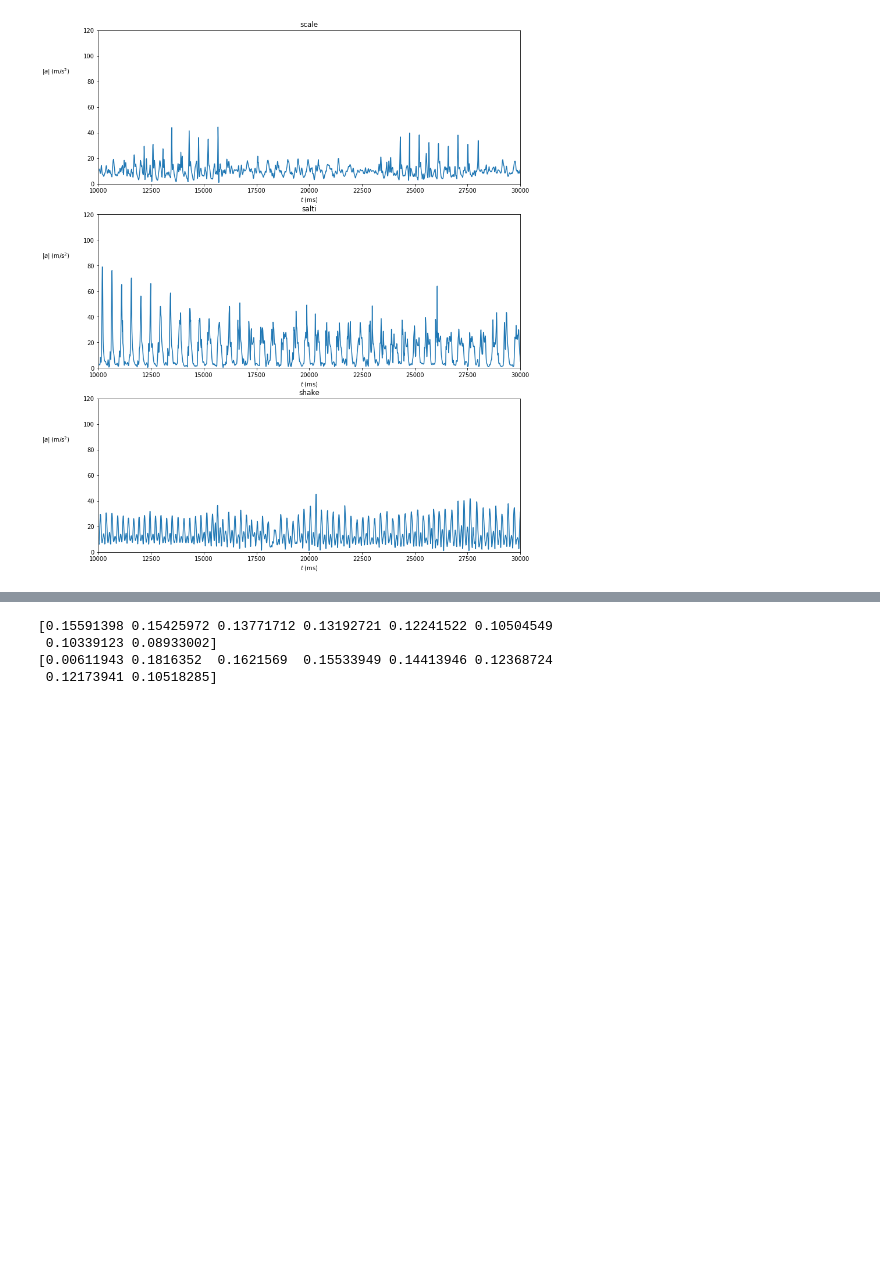
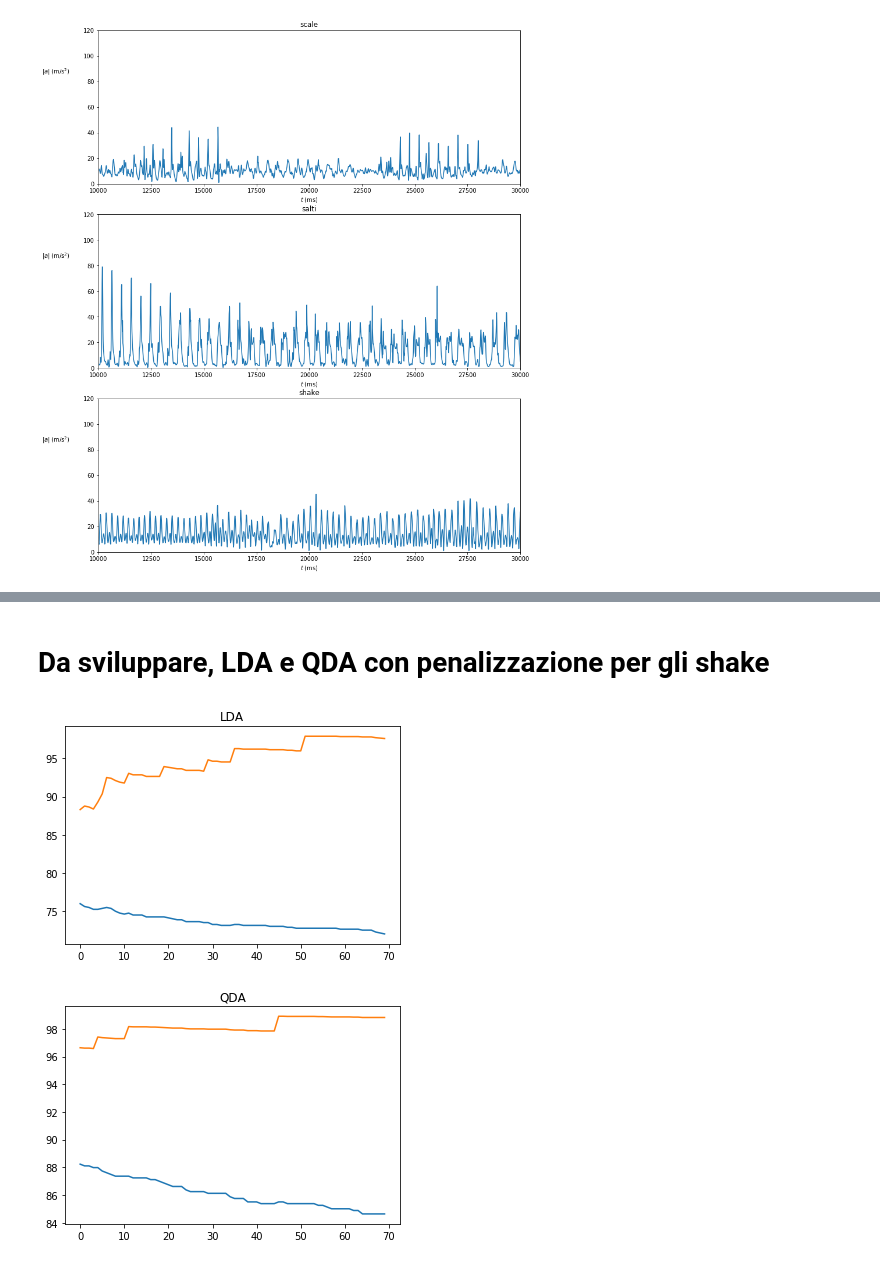
Before and after one commit to DedZago/msbd, a Jupyter notebook: Completo.ipynb, the cells around one changed output, grey strips where cells are left out. Saved outputs shown, nothing was run; the diff lists cells and outputs as text; code cells hidden in the pictures; blank space fills up the shorter version.

Commit message:
Completo con penalizzazione

```diff
--- a/Completo.ipynb
+++ b/Completo.ipynb
@@ -173,11 +177,2 @@ Accuratezza QDA: 88.2%
-# %%
-weights = np.array(y_train.value_counts()/y_train.value_counts().sum())
-print(weights)
-weights[0] /= 30
-weights = weights/weights.sum()
-print(weights)
-# %% [output]
-[0.15591398 0.15425972 0.13771712 0.13192721 0.12241522 0.10504549
- 0.10339123 0.08933002]
-[0.00611943 0.1816352  0.1621569  0.15533949 0.14413946 0.12368724
- 0.12173941 0.10518285]
+# %% [markdown]
+# Da sviluppare, LDA e QDA con penalizzazione per gli shake
@@ -183,0 +203,44 @@ print(weights)
+# %%
+weights = np.array(y_train.value_counts()/y_train.value_counts().sum())
+qda = QuadraticDiscriminantAnalysis(priors=weights)
+qda.fit(X_train, y_train)
+y_pred_qda = qda.predict(X_val)
+lista_acc_qda = [100*accuracy_score(y_val, y_pred_qda),]
+lista_veri_positivi_qda= [100*(confusion_matrix(y_val, y_pred_qda)[-1,-1]/confusion_matrix(y_val, y_pred_qda)[:,-1].sum()),]
+lista_numero_sbagliati_qda= [confusion_matrix(y_val, y_pred_qda)[:-1,-1].sum(),]
+# %%
+for i in np.arange(1.1,8,0.1):     #qda ne sbaglia sempre uno anche con pesi molto elevati
+    weights = np.array(y_train.value_counts()/y_train.value_counts().sum())
+    weights[-1] /= i
+    weights = weights/weights.sum()
+    qda = QuadraticDiscriminantAnalysis(priors=weights)
+    qda.fit(X_train, y_train)
+    y_pred_qda = qda.predict(X_val)
+    lista_acc_qda.append(100*accuracy_score(y_val, y_pred_qda))
+    lista_veri_positivi_qda.append(100*(confusion_matrix(y_val, y_pred_qda)[-1,-1]/confusion_matrix(y_val, y_pred_qda)[:,-1].sum()))
+    lista_numero_sbagliati_qda.append(confusion_matrix(y_val, y_pred_qda)[:-1,-1].sum())
+    #print(i)
+    #print("Accuratezza LDA: {:.2f}%".format(acc_qda))
+    #print("Tasso veri positivi LDA: {:.2f}%".format(veri_positivi))
+    #print("Numero shake sbagliati LDA: {:.2f}".format(numero_sbagliati))
+    #print("_______________")
+# %%
+# in pratica per pesi crescenti assegnati alla classe dello shake si nota che la percentuale di veri positivi aumenta
+# e l'accuratezza ovviamente diminuisce. Se vogliamo che l'errore di classificare shake qualcosa che non è shake sia nullo
+# (o <0.01) scegliamo il primo peso che mi porta ad avere veri_positivi uguale a 100 (o 99) in modo da scegliere
+# il modello con l'accuratezza migliore fra quelli che non sbagliano lo shake
+
+plt.plot(lista_acc_lda)
+plt.plot(lista_veri_positivi_lda)
+#plt.plot(lista_numero_sbagliati_lda)
+plt.title("LDA")
+plt.show()
+
+plt.plot(lista_acc_qda)
+plt.plot(lista_veri_positivi_qda)
+#plt.plot(lista_numero_sbagliati_qda)
+plt.title("QDA")
+plt.show()
+# %% [output]
+[figure, added]
+[figure, added]
```
Also changed, not shown: parts of 41 cells of this notebook.
